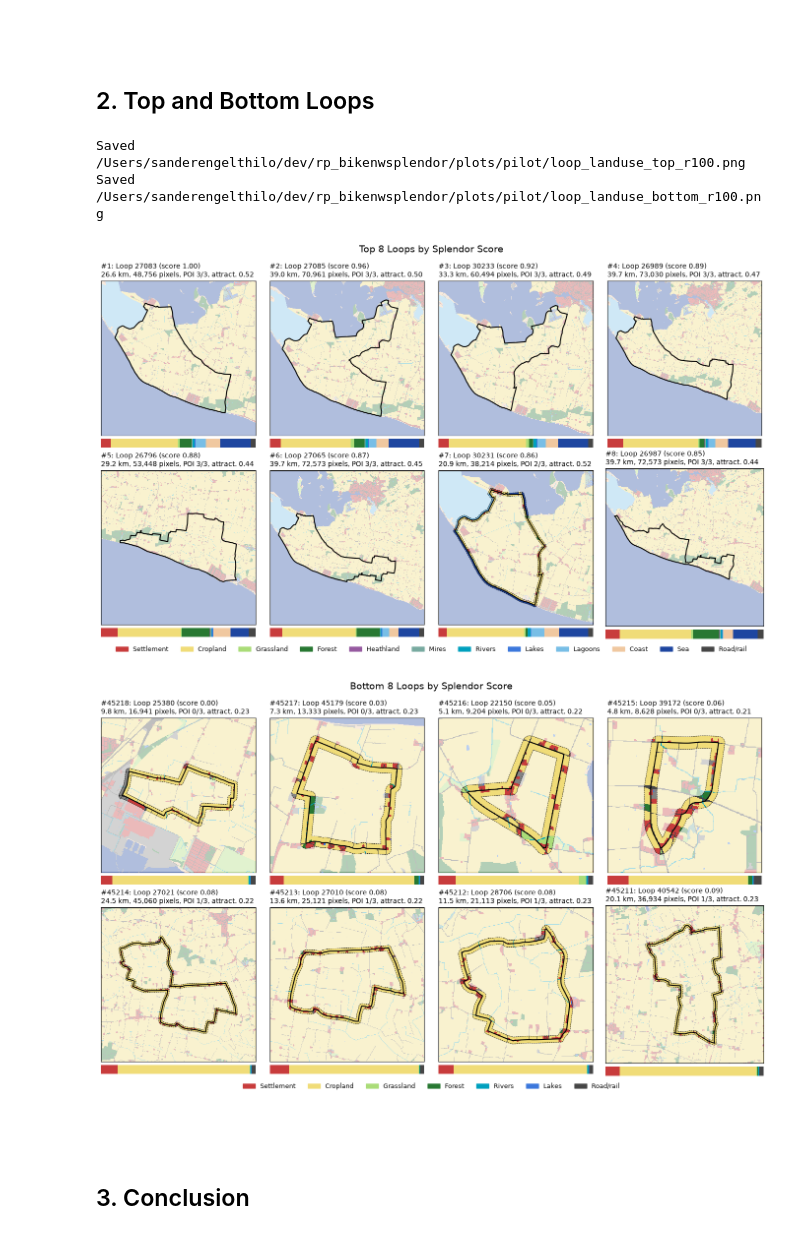
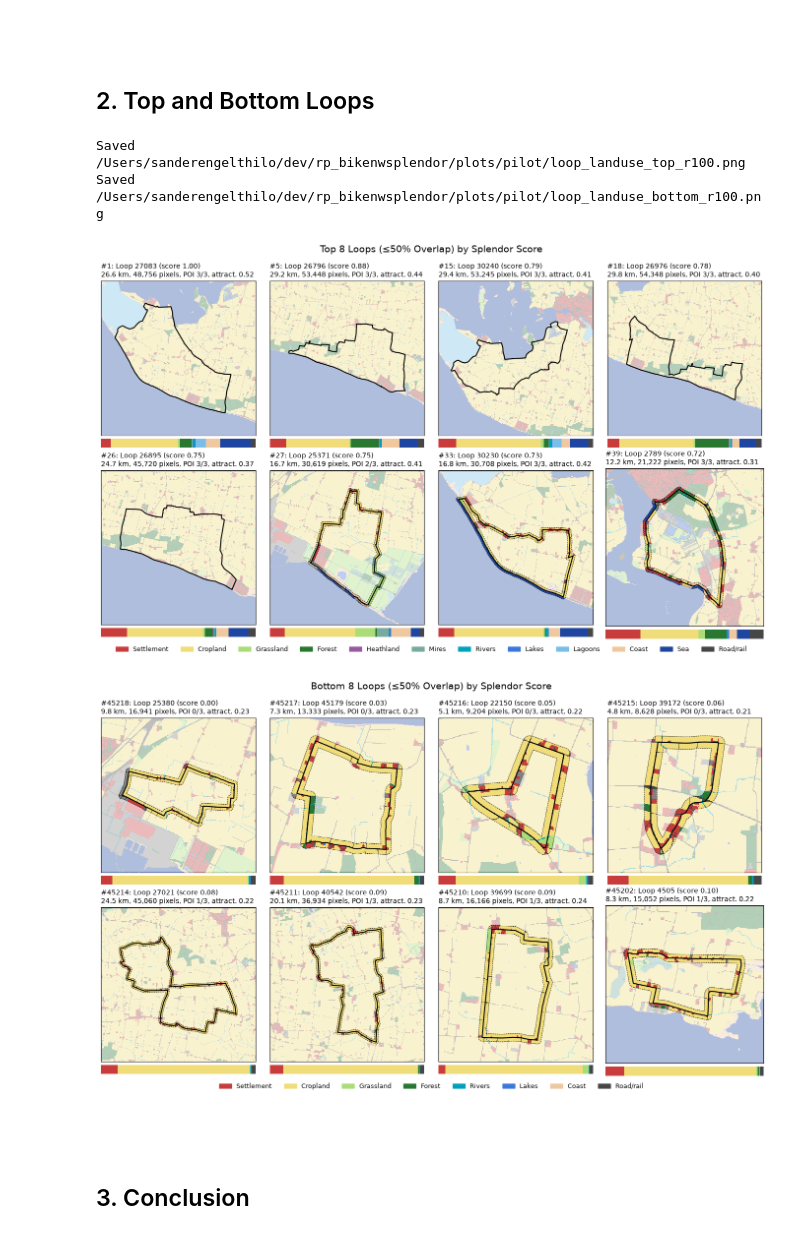
Before and after one commit to sanderengel/bikenwsplendor, a Jupyter notebook: notebooks/plotting/loop_scores.ipynb, the cells around one changed output. Drawn from its saved outputs; the diff is of its cells as text; code cells hidden in the pictures.

Commit message:
chore(plotting): show top and bottom loops with at most 50% overlap

```diff
--- a/notebooks/plotting/loop_scores.ipynb
+++ b/notebooks/plotting/loop_scores.ipynb
@@ -20,6 +20,7 @@ from splendor.config import STUDY_AREA, CORRIDOR_RADIUS, ROAD_STRIP_RADIUS, MAIN
 from splendor.io import load_network
 from splendor.loops.census import LoopData
 from splendor.loops.attributes import node_max, edge_max
+from splendor.loops.selection import select_distinct_loops
 from splendor.paths import network_path, loop_census_path, splendor_path
 from splendor.plotting.scores import plot_link_maps, plot_node_maps
 
@@ -38,6 +39,8 @@ from splendor.plotting.landuse import plot_landuse_grid
 
 N_CLOSE_UPS = 8 # Loops per top/bottom grid
 
+MAX_OVERLAP = .5 # Close-ups show loops sharing at most half their length with a better-ranked shown loop
+
 LEVEL = "loops"
 PATH_ARGS = (STUDY_AREA, LEVEL, CORRIDOR_RADIUS, ROAD_STRIP_RADIUS)
 PERCENTILE_LABEL = "Percentile of best loop (100 = best)"
@@ -94,28 +97,30 @@ On no loop: 0 nodes, 2 links
 # %%
 details = (
     attributes["poi_diversity"].map(lambda p: f"POI {p}/{POI_BOUNDS[1]}")
     + components["attractiveness"].map(lambda a: f", attract. {a:.2f}")
 )
 
-top = splendor.nsmallest(N_CLOSE_UPS, "rank").index.to_numpy()
-bottom = splendor.nlargest(N_CLOSE_UPS, "rank").index.to_numpy()
+edge_lengths = edges["length_m"].to_numpy()
+by_rank = splendor.sort_values("rank").index.to_numpy()
+top = select_distinct_loops(loops, edge_lengths, by_rank, N_CLOSE_UPS, MAX_OVERLAP)
+bottom = select_distinct_loops(loops, edge_lengths, by_rank[::-1], N_CLOSE_UPS, MAX_OVERLAP)
 
 for loop_ids, label in [(top, "Top"), (bottom, "Bottom")]:
     lines = get_loop_lines(loops, edges, loop_ids)
     corridors = get_loop_corridors(loops, edges, loop_ids, CORRIDOR_RADIUS)
     fig = plot_landuse_grid(
         loop_ids, lines, corridors, shares, raster, transform,
         ranks=splendor["rank"], scores=splendor["score"], details=details,
-        unit="Loop", title=f"{label} {N_CLOSE_UPS} Loops by Splendor Score"
+        unit="Loop", title=f"{label} {N_CLOSE_UPS} Loops (≤{MAX_OVERLAP:.0%} Overlap) by Splendor Score",
     )
     OUT = landuse_plot_path(STUDY_AREA, LEVEL, CORRIDOR_RADIUS, label.lower())
     fig.savefig(ensure_parent(OUT), dpi=150)
     print(f"Saved {OUT}")
 # %% [output]
 Saved /Users/sanderengelthilo/dev/rp_bikenwsplendor/plots/pilot/loop_landuse_top_r100.png
 Saved /Users/sanderengelthilo/dev/rp_bikenwsplendor/plots/pilot/loop_landuse_bottom_r100.png
-[figure, old version]
+[figure, new version]
-[figure, old version]
+[figure, new version]
 # %% [markdown]
 <br><br>
 
```
